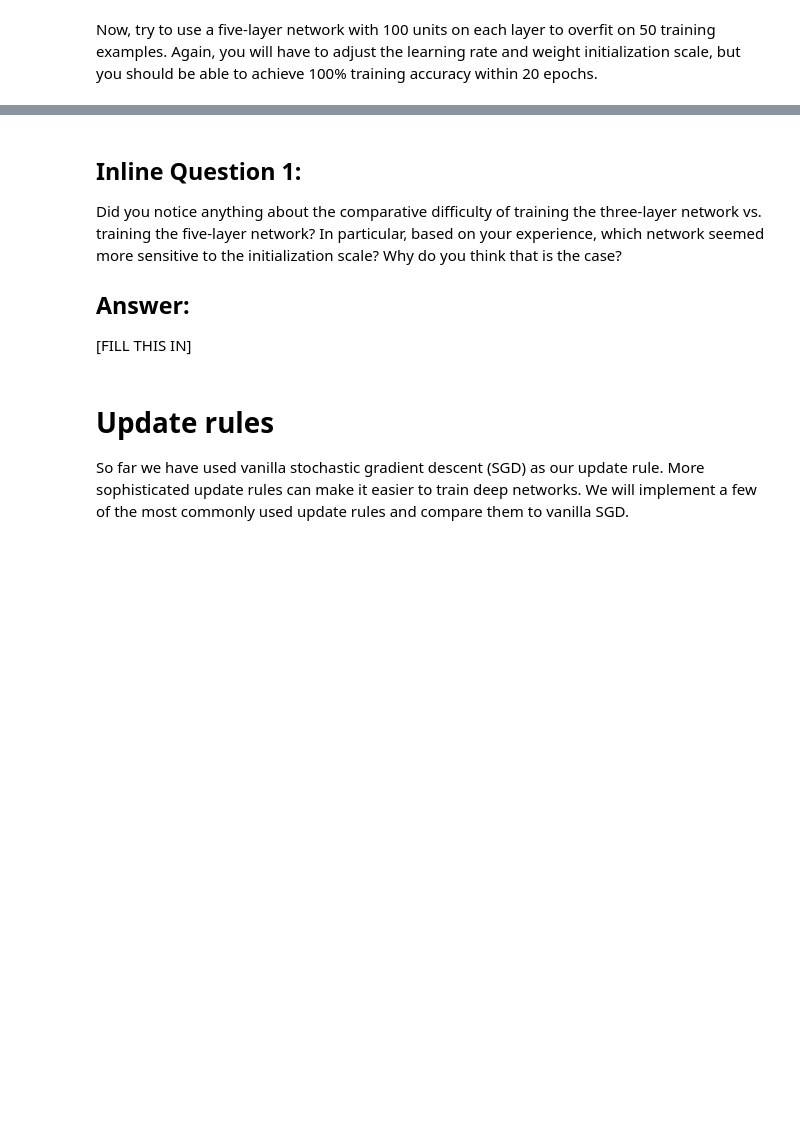
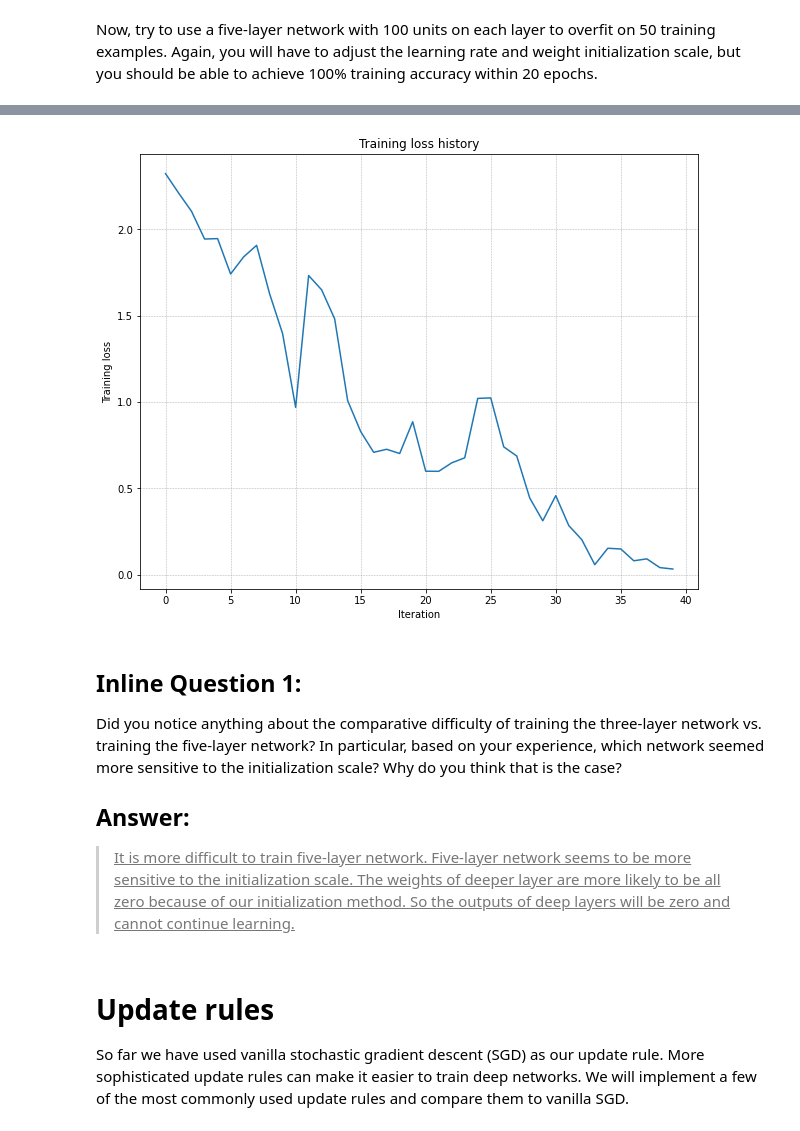
Before and after one commit to jhlee508/cs231n, a Jupyter notebook: assignment2/FullyConnectedNets.ipynb, the cells around one changed output, grey strips where cells are left out. Drawn from its saved outputs; the diff is of its cells as text; code cells hidden in the pictures; blank space fills up the shorter version.

```diff
--- a/assignment2/FullyConnectedNets.ipynb
+++ b/assignment2/FullyConnectedNets.ipynb
@@ -155,8 +206,9 @@ small_data = {
   'y_val': data['y_val'],
 }
 
-learning_rate = 2e-3  # Experiment with this!
-weight_scale = 1e-5   # Experiment with this!
+weight_scale = 3e-2   # Experiment with this!
+learning_rate = 3e-2   # Experiment with this!
+
 model = FullyConnectedNet(
     [100, 100, 100, 100],
     weight_scale=weight_scale,
@@ -179,3 +231,4 @@ plt.xlabel('Iteration')
 plt.ylabel('Training loss')
 plt.grid(linestyle='--', linewidth=0.5)
 plt.show()
+# %% [output]
@@ -182,9 +252,12 @@ plt.show()
+[figure, added]
 # %% [markdown]
 ## Inline Question 1:
 Did you notice anything about the comparative difficulty of training the three-layer network vs. training the five-layer network? In particular, based on your experience, which network seemed more sensitive to the initialization scale? Why do you think that is the case?
 
 ## Answer:
-[FILL THIS IN]
+
+
+> <u>It is more difficult to train five-layer network. Five-layer network seems to be more sensitive to the initialization scale. The weights of deeper layer are more likely to be all zero because of our initialization method. So the outputs of deep layers will be zero and cannot continue learning.</u>
 # %% [markdown]
 # Update rules
 So far we have used vanilla stochastic gradient descent (SGD) as our update rule. More sophisticated update rules can make it easier to train deep networks. We will implement a few of the most commonly used update rules and compare them to vanilla SGD.
```
Also changed, not shown: parts of 17 cells of this notebook, 3 other files.
